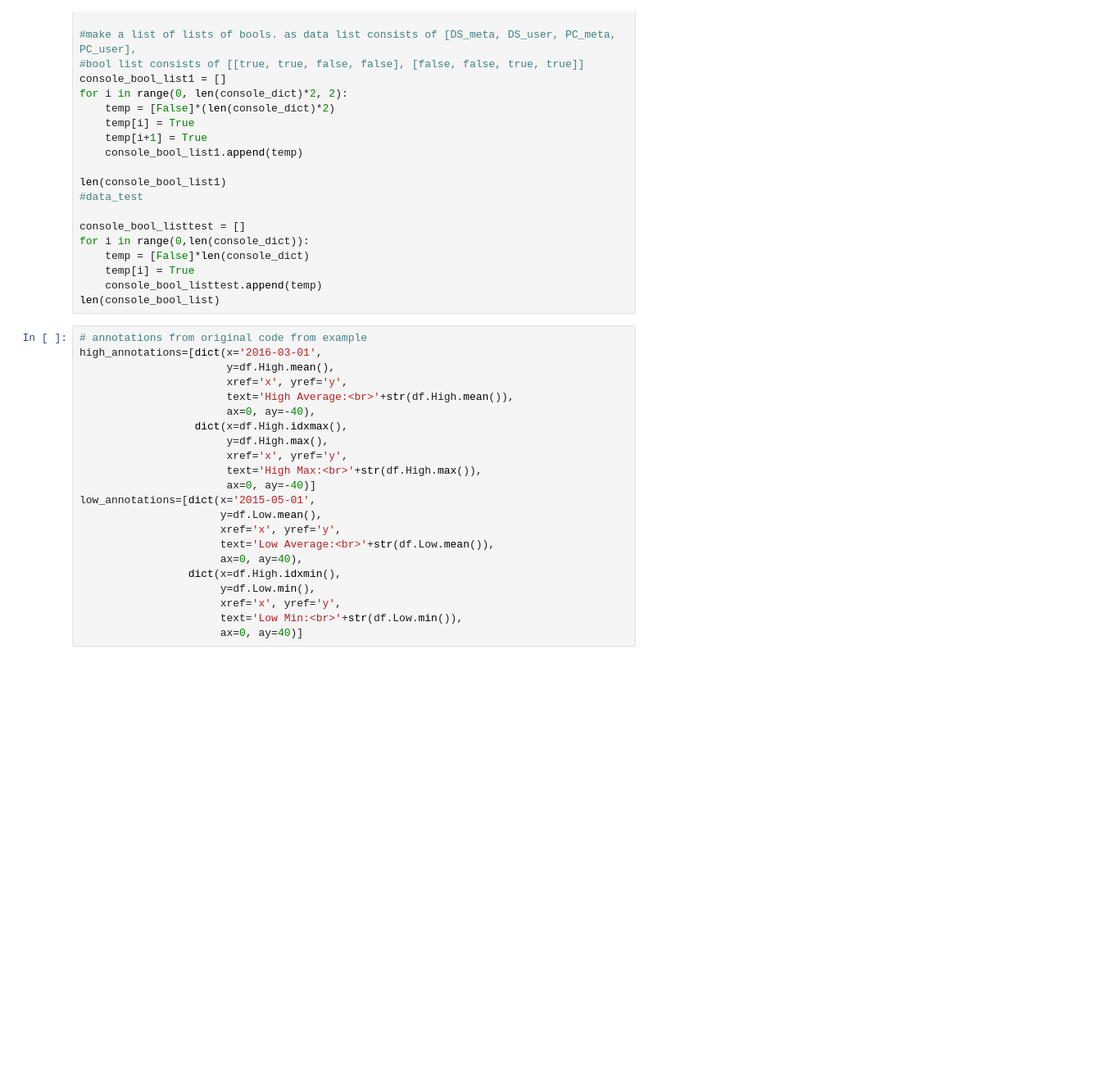
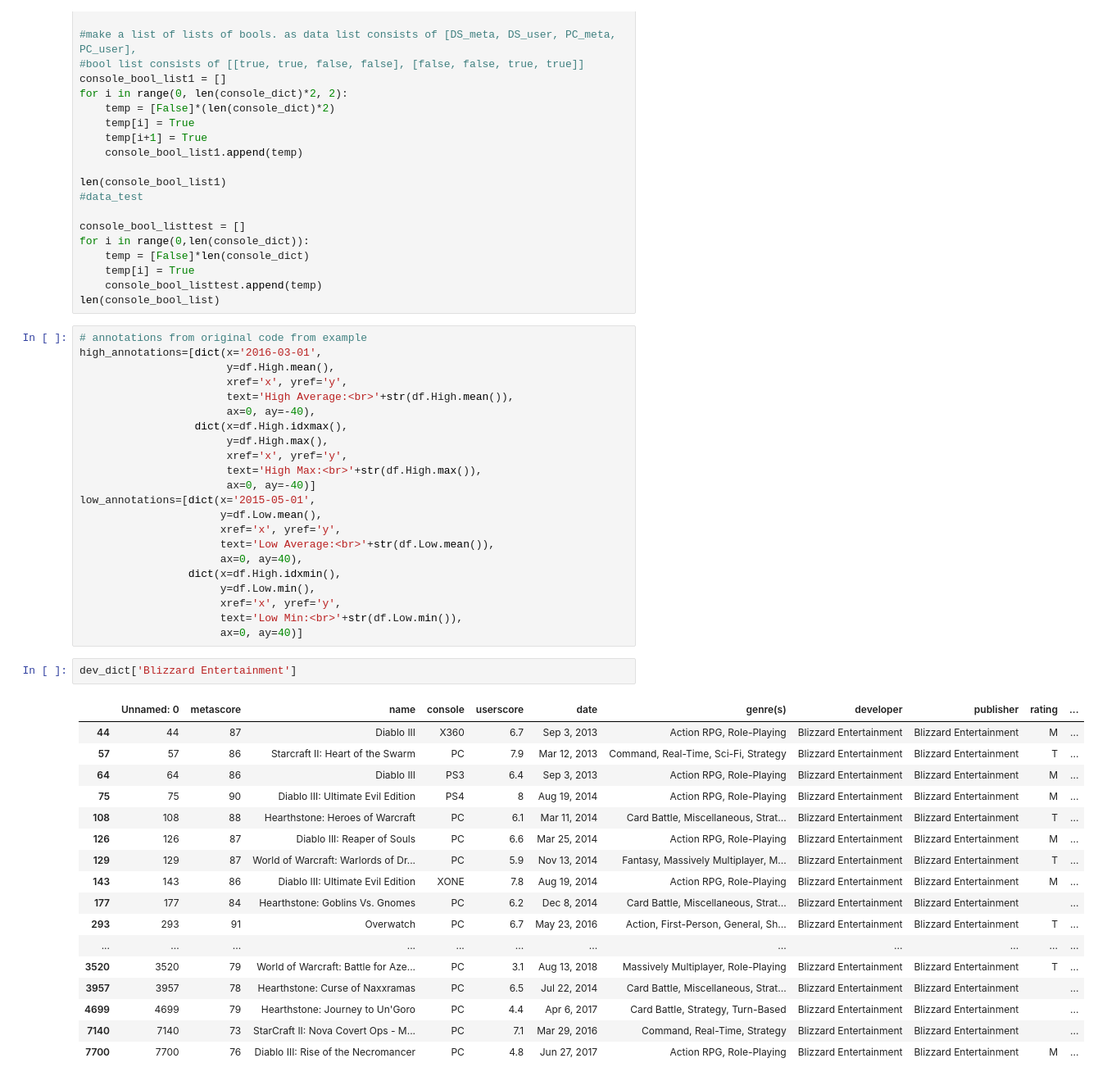
Before and after one commit to Tobi1kenobi/metacritic-games-vis, a Jupyter notebook: Notebooks/Histogram_dropdown.ipynb, the cells around one changed output. Shown at 82% size. Cells and saved outputs as stored; diff of their text form; blank space fills up the shorter version.

```diff
--- a/Notebooks/Histogram_dropdown.ipynb
+++ b/Notebooks/Histogram_dropdown.ipynb
@@ -438,3 +438,23 @@ low_annotations=[dict(x='2015-05-01',
                       xref='x', yref='y',
                       text='Low Min:<br>'+str(df.Low.min()),
                       ax=0, ay=40)]
+# %%
+dev_dict['Blizzard Entertainment']
+# %% [output]
+|  | Unnamed: 0 | metascore | name | console | userscore | date | genre(s) | developer | publisher | rating | ... |
+| 44 | 44 | 87 | Diablo III | X360 | 6.7 | Sep 3, 2013 | Action RPG, Role-Playing | Blizzard Entertainment | Blizzard Entertainment | M | ... |
+| 57 | 57 | 86 | Starcraft II: Heart of the Swarm | PC | 7.9 | Mar 12, 2013 | Command, Real-Time, Sci-Fi, Strategy | Blizzard Entertainment | Blizzard Entertainment | T | ... |
+| 64 | 64 | 86 | Diablo III | PS3 | 6.4 | Sep 3, 2013 | Action RPG, Role-Playing | Blizzard Entertainment | Blizzard Entertainment | M | ... |
+| 75 | 75 | 90 | Diablo III: Ultimate Evil Edition | PS4 | 8 | Aug 19, 2014 | Action RPG, Role-Playing | Blizzard Entertainment | Blizzard Entertainment | M | ... |
+| 108 | 108 | 88 | Hearthstone: Heroes of Warcraft | PC | 6.1 | Mar 11, 2014 | Card Battle, Miscellaneous, Strat... | Blizzard Entertainment | Blizzard Entertainment | T | ... |
+| 126 | 126 | 87 | Diablo III: Reaper of Souls | PC | 6.6 | Mar 25, 2014 | Action RPG, Role-Playing | Blizzard Entertainment | Blizzard Entertainment | M | ... |
+| 129 | 129 | 87 | World of Warcraft: Warlords of Dr... | PC | 5.9 | Nov 13, 2014 | Fantasy, Massively Multiplayer, M... | Blizzard Entertainment | Blizzard Entertainment | T | ... |
+| 143 | 143 | 86 | Diablo III: Ultimate Evil Edition | XONE | 7.8 | Aug 19, 2014 | Action RPG, Role-Playing | Blizzard Entertainment | Blizzard Entertainment | M | ... |
+| 177 | 177 | 84 | Hearthstone: Goblins Vs. Gnomes | PC | 6.2 | Dec 8, 2014 | Card Battle, Miscellaneous, Strat... | Blizzard Entertainment | Blizzard Entertainment |  | ... |
+| 293 | 293 | 91 | Overwatch | PC | 6.7 | May 23, 2016 | Action, First-Person, General, Sh... | Blizzard Entertainment | Blizzard Entertainment | T | ... |
+| ... | ... | ... | ... | ... | ... | ... | ... | ... | ... | ... | ... |
+| 3520 | 3520 | 79 | World of Warcraft: Battle for Aze... | PC | 3.1 | Aug 13, 2018 | Massively Multiplayer, Role-Playing | Blizzard Entertainment | Blizzard Entertainment | T | ... |
+| 3957 | 3957 | 78 | Hearthstone: Curse of Naxxramas | PC | 6.5 | Jul 22, 2014 | Card Battle, Miscellaneous, Strat... | Blizzard Entertainment | Blizzard Entertainment |  | ... |
+| 4699 | 4699 | 79 | Hearthstone: Journey to Un'Goro | PC | 4.4 | Apr 6, 2017 | Card Battle, Strategy, Turn-Based | Blizzard Entertainment | Blizzard Entertainment |  | ... |
+| 7140 | 7140 | 73 | StarCraft II: Nova Covert Ops - M... | PC | 7.1 | Mar 29, 2016 | Command, Real-Time, Strategy | Blizzard Entertainment | Blizzard Entertainment |  | ... |
+| 7700 | 7700 | 76 | Diablo III: Rise of the Necromancer | PC | 4.8 | Jun 27, 2017 | Action RPG, Role-Playing | Blizzard Entertainment | Blizzard Entertainment | M | ... |
```
